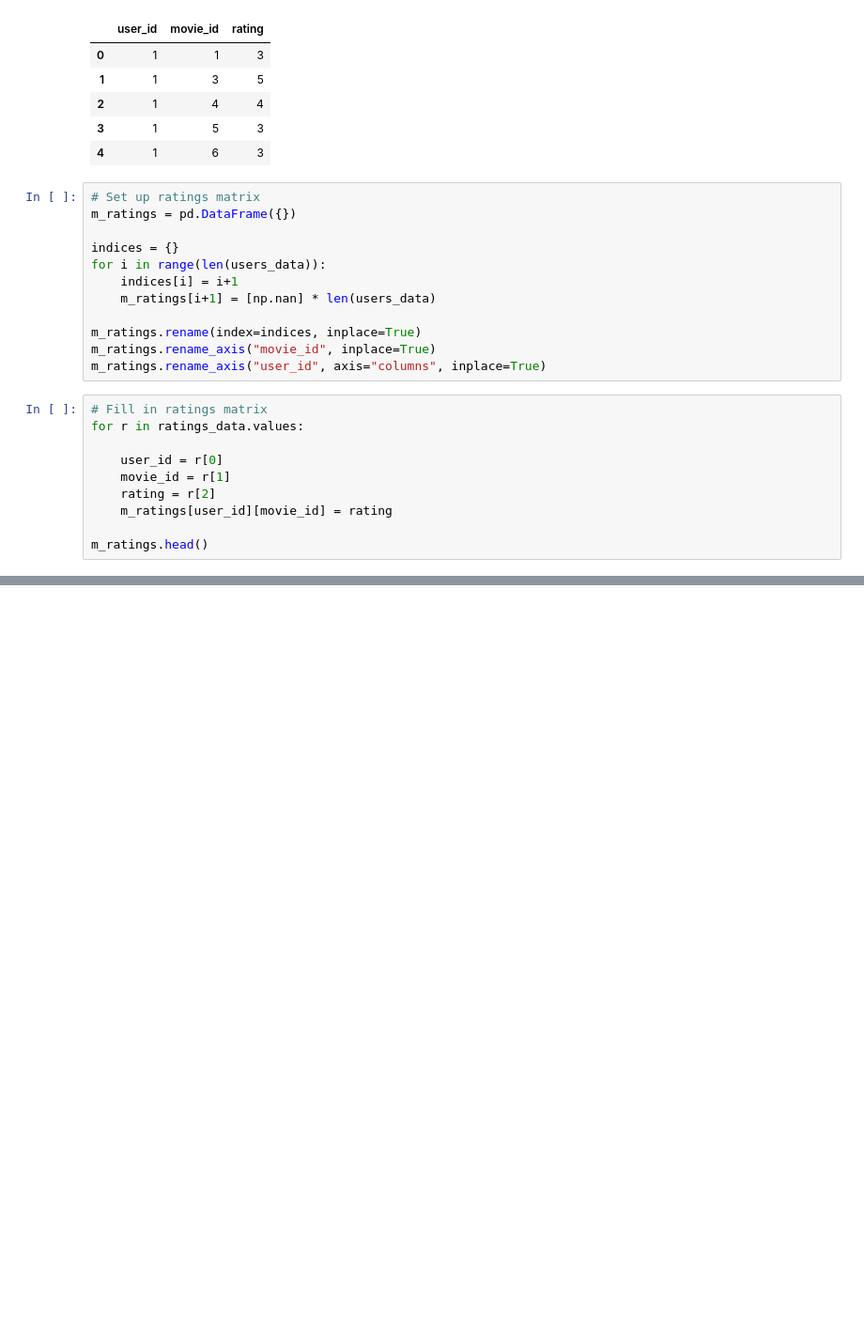
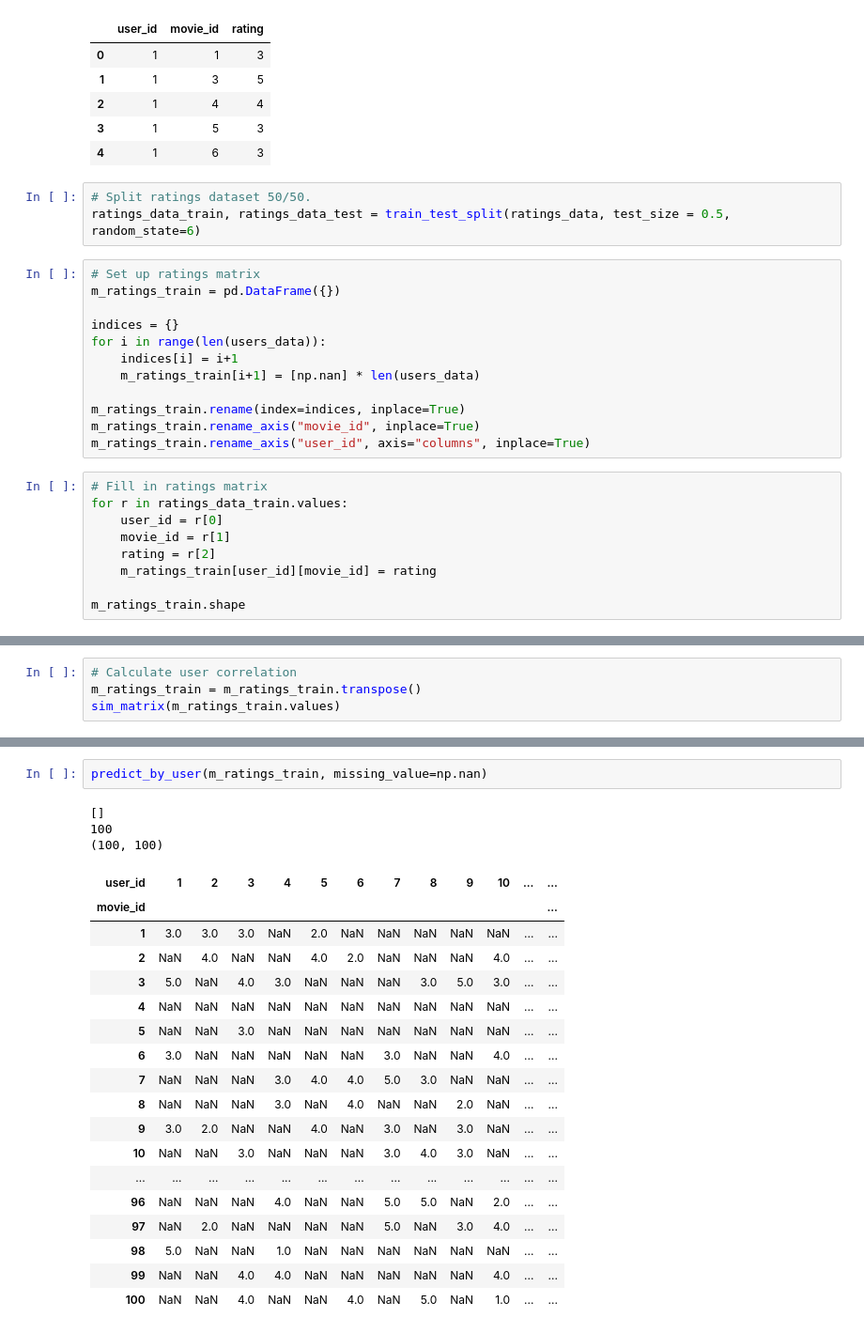
Before and after one commit to dunck/3803ict-bda, a Jupyter notebook: week05/week5.ipynb, the cells around one changed output, grey strips where cells are left out. Shown at 94% size. Drawn from its saved outputs; the diff is of its cells as text; blank space fills up the shorter version.

```diff
--- a/week05/week5.ipynb
+++ b/week05/week5.ipynb
@@ -522,26 +527,28 @@ ratings_data.head()
 | 2 | 1 | 4 | 4 |
 | 3 | 1 | 5 | 3 |
 | 4 | 1 | 6 | 3 |
+# %%
+# Split ratings dataset 50/50.
+ratings_data_train, ratings_data_test = train_test_split(ratings_data, test_size = 0.5, random_state=6)
 # %%
 # Set up ratings matrix
-m_ratings = pd.DataFrame({})
+m_ratings_train = pd.DataFrame({})
 
 indices = {}
 for i in range(len(users_data)):
     indices[i] = i+1
-    m_ratings[i+1] = [np.nan] * len(users_data)
+    m_ratings_train[i+1] = [np.nan] * len(users_data)
 
-m_ratings.rename(index=indices, inplace=True)
-m_ratings.rename_axis("movie_id", inplace=True)
-m_ratings.rename_axis("user_id", axis="columns", inplace=True)
+m_ratings_train.rename(index=indices, inplace=True)
+m_ratings_train.rename_axis("movie_id", inplace=True)
+m_ratings_train.rename_axis("user_id", axis="columns", inplace=True)
 # %%
 # Fill in ratings matrix
-for r in ratings_data.values:
-
+for r in ratings_data_train.values:
     user_id = r[0]
     movie_id = r[1]
     rating = r[2]
-    m_ratings[user_id][movie_id] = rating
+    m_ratings_train[user_id][movie_id] = rating
 
-m_ratings.head()
+m_ratings_train.shape
 # %% [output]
@@ -565,0 +556,4 @@ m_ratings.head()
+# %%
+# Calculate user correlation
+m_ratings_train = m_ratings_train.transpose()
+sim_matrix(m_ratings_train.values)
@@ -565,0 +576,24 @@ m_ratings.head()
+# %%
+predict_by_user(m_ratings_train, missing_value=np.nan)
+# %% [output]
+[]
+100
+(100, 100)
+| user_id | 1 | 2 | 3 | 4 | 5 | 6 | 7 | 8 | 9 | 10 | ... | ... |
+| movie_id |  |  |  |  |  |  |  |  |  |  |  | ... |
+| 1 | 3.0 | 3.0 | 3.0 | NaN | 2.0 | NaN | NaN | NaN | NaN | NaN | ... | ... |
+| 2 | NaN | 4.0 | NaN | NaN | 4.0 | 2.0 | NaN | NaN | NaN | 4.0 | ... | ... |
+| 3 | 5.0 | NaN | 4.0 | 3.0 | NaN | NaN | NaN | 3.0 | 5.0 | 3.0 | ... | ... |
+| 4 | NaN | NaN | NaN | NaN | NaN | NaN | NaN | NaN | NaN | NaN | ... | ... |
+| 5 | NaN | NaN | 3.0 | NaN | NaN | NaN | NaN | NaN | NaN | NaN | ... | ... |
+| 6 | 3.0 | NaN | NaN | NaN | NaN | NaN | 3.0 | NaN | NaN | 4.0 | ... | ... |
+| 7 | NaN | NaN | NaN | 3.0 | 4.0 | 4.0 | 5.0 | 3.0 | NaN | NaN | ... | ... |
+| 8 | NaN | NaN | NaN | 3.0 | NaN | 4.0 | NaN | NaN | 2.0 | NaN | ... | ... |
+| 9 | 3.0 | 2.0 | NaN | NaN | 4.0 | NaN | 3.0 | NaN | 3.0 | NaN | ... | ... |
+| 10 | NaN | NaN | 3.0 | NaN | NaN | NaN | 3.0 | 4.0 | 3.0 | NaN | ... | ... |
+| ... | ... | ... | ... | ... | ... | ... | ... | ... | ... | ... | ... | ... |
+| 96 | NaN | NaN | NaN | 4.0 | NaN | NaN | 5.0 | 5.0 | NaN | 2.0 | ... | ... |
+| 97 | NaN | 2.0 | NaN | NaN | NaN | NaN | 5.0 | NaN | 3.0 | 4.0 | ... | ... |
+| 98 | 5.0 | NaN | NaN | 1.0 | NaN | NaN | NaN | NaN | NaN | NaN | ... | ... |
+| 99 | NaN | NaN | 4.0 | 4.0 | NaN | NaN | NaN | NaN | NaN | 4.0 | ... | ... |
+| 100 | NaN | NaN | 4.0 | NaN | NaN | 4.0 | NaN | 5.0 | NaN | 1.0 | ... | ... |
```
Also changed, not shown: parts of 10 cells of this notebook.
